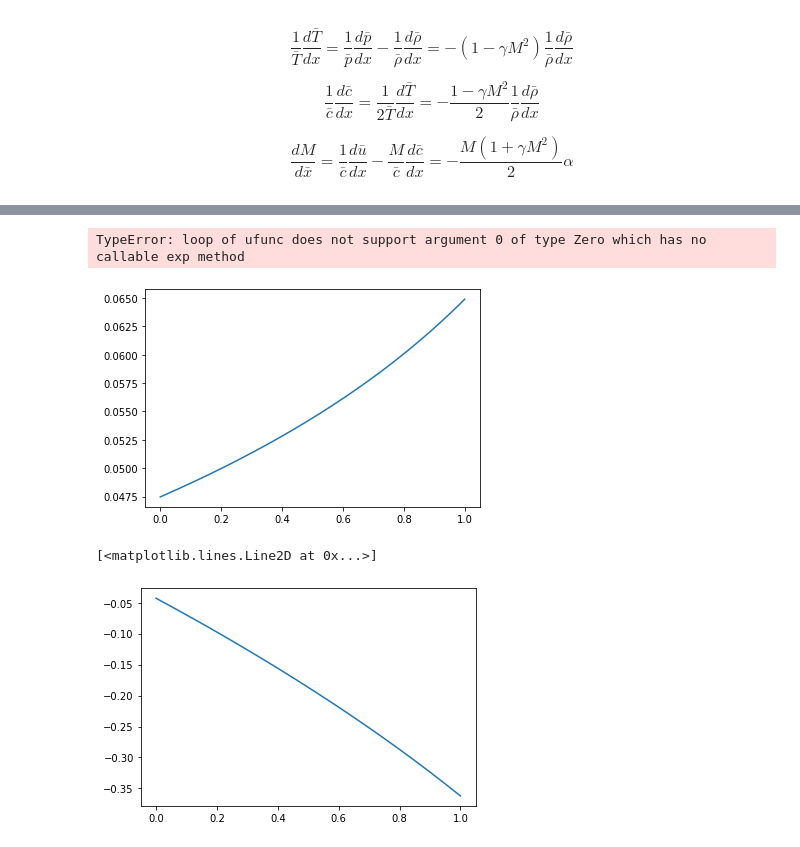
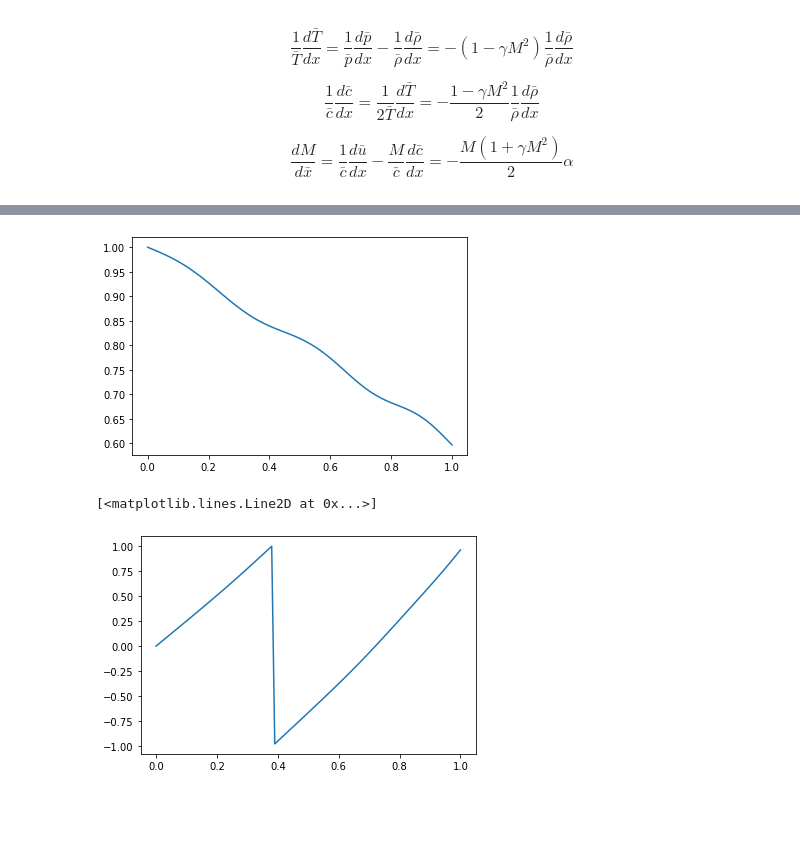
Before and after one commit to kyubin-l/fyp, a Jupyter notebook: acoustic-modes.ipynb, the cells around one changed output, grey strips where cells are left out. Drawn from its saved outputs; the diff is of its cells as text; code cells hidden in the pictures; blank space fills up the shorter version.

```diff
--- a/acoustic-modes.ipynb
+++ b/acoustic-modes.ipynb
@@ -288,0 +329,2 @@ K2 = lambda w: (j*k0(w)+(1-2*(1+gamma)*M+(3*gamma-7)*M**2)*alph/4)/(j*k0(w)-alph
+# %%
+C = np.matmul(np.linalg.inv(tmp), init)
@@ -288,0 +336,3 @@ K2 = lambda w: (j*k0(w)+(1-2*(1+gamma)*M+(3*gamma-7)*M**2)*alph/4)/(j*k0(w)-alph
+# %%
+C1_plus = C[0][0]
+C1_minus = C[1][0]
@@ -304,22 +357,16 @@ plt.plot(w, abs(t))
-# %%
-w = sp.Symbol('w')
-wl = sp.solveset(tmp(w), w, domain=sp.S.Complexes)
-sp.pprint(wl)
-# %% [output]
-TypeError: loop of ufunc does not support argument 0 of type Zero which has no callable exp method
 # %%
-p_hat = C1_plus*P1_plus #+ C1_minus*P1_minus
-u_hat = K1*C1_plus*P1_plus/(rho_bar*c_bar) #- K2*C1_minus*P1_minus/(rho_bar*c_bar)
+p_hat = C1_plus*P1_plus(w) + C1_minus*P1_minus(w)
+u_hat = K1(w)*C1_plus*P1_plus(w)/(rho_bar*c_bar) - K2(w)*C1_minus*P1_minus(w)/(rho_bar*c_bar)
 # %%
 Fp = p_hat/(rho_bar[0]*c_bar[0]*u_hat[0])
 Fu = u_hat/u_hat[0]
 # %%
-plt.plot(x, abs(p_hat))
+plt.plot(x/l, abs(Fu))
 plt.show()
 # %% [output]
-[figure, old version]
+[figure, new version]
 # %%
-plt.plot(x, np.angle(Fp)/np.pi)
+plt.plot(x/l, np.angle(Fu)/np.pi)
 # %% [output]
 [<matplotlib.lines.Line2D at 0x...>]
-[figure, old version]
+[figure, new version]
```
Also changed, not shown: parts of 17 cells of this notebook.
